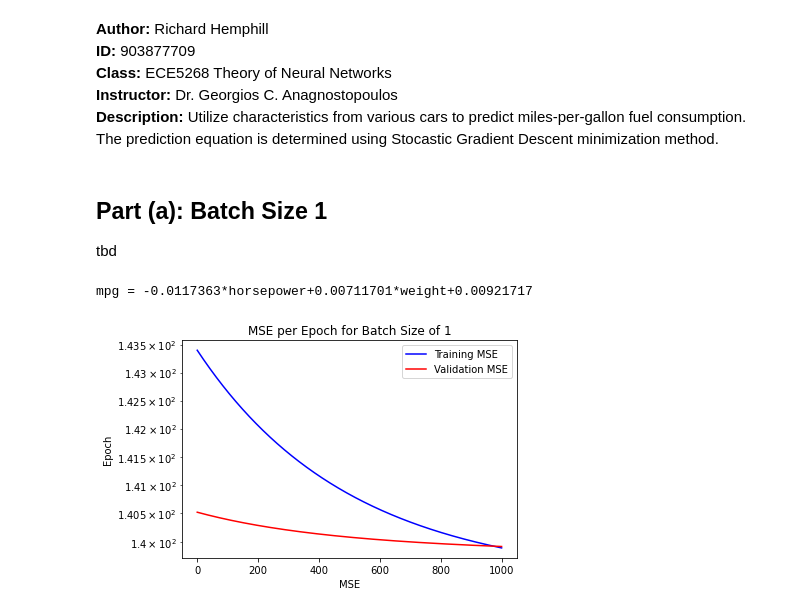
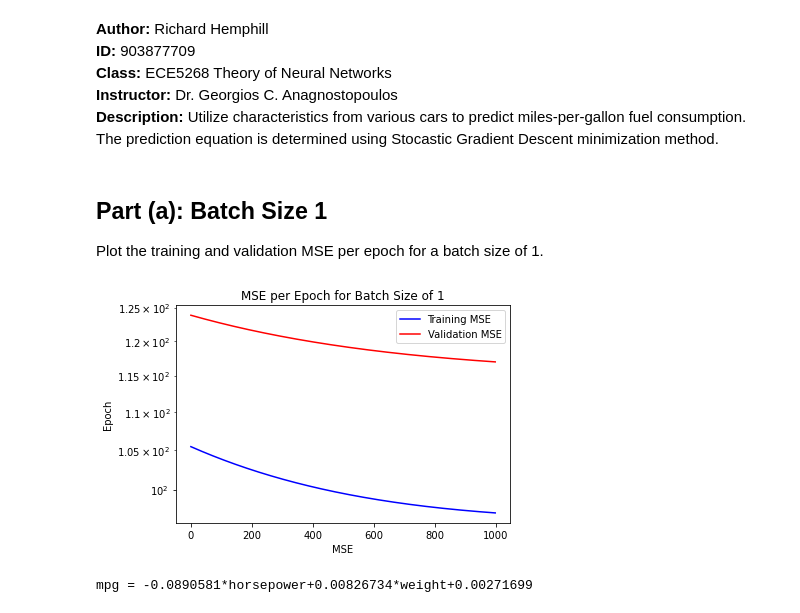
Before and after one commit to richardhemphill/ECE5268_MiniProject, a Jupyter notebook: MP1/src/Hemphill_MP1_P3.ipynb, the cells around one changed output. Drawn from its saved outputs; the diff is of its cells as text; code cells hidden in the pictures.

Commit message:
skeleton for part b

```diff
--- a/MP1/src/Hemphill_MP1_P3.ipynb
+++ b/MP1/src/Hemphill_MP1_P3.ipynb
@@ -90,6 +90,3 @@ csvFile.close()
 trainData = dataSet[:NUMBER_FOR_TRAINING]
 valData = dataSet[NUMBER_FOR_TRAINING+1:NUMBER_FOR_TRAINING+NUMBER_FOR_VALIDATION]
 testData = dataSet[NUMBER_FOR_TRAINING+NUMBER_FOR_VALIDATION+1:]
-# %% [markdown]
-## Part (a): Batch Size 1
-tbd
@@ -98,10 +93,14 @@ PART_A_BATCH_SIZE = 1
+# %%
+ETA_MAX = 1.0E-7
+BETA = 0.5
+# %% [markdown]
+## Part (a): Batch Size 1
+Plot the training and validation MSE per epoch for a batch size of 1.
 # %%
-Wa, trainMse, valMse = StochasticGradientDecent(trainSet=trainData, valSet=valData, outParam=OUTPUT_FEATURE, inParam=INPUT_FEATURES, epochs=1000,batchSize=PART_A_BATCH_SIZE,etaMax=1.0E-7, beta=0.1)
+PART_A_BATCH_SIZE = 1
+Wa, trainMse, valMse = StochasticGradientDecent(trainSet=trainData, valSet=valData, outParam=OUTPUT_FEATURE, inParam=INPUT_FEATURES, epochs=EPOCHS,batchSize=PART_A_BATCH_SIZE,etaMax=ETA_MAX, beta=BETA)
+SgdPlot(trainMse=trainMse,valMse=valMse,batchSize=PART_A_BATCH_SIZE)
+print(PredictionEquation(y=OUTPUT_FEATURE, xs=INPUT_FEATURES, w=Wa))
+# %% [output]
+[figure, added]
+mpg = -0.0890581*horsepower+0.00826734*weight+0.00271699
-# %%
-print(PredictionEquation(y=OUTPUT_FEATURE, xs=INPUT_FEATURES, w=Wa))
-# %% [output]
-mpg = -0.0117363*horsepower+0.00711701*weight+0.00921717
-# %%
-SgdPlot(trainMse=trainMse,valMse=valMse,batchSize=PART_A_BATCH_SIZE)
-# %% [output]
-[figure, removed]
```
Also changed, not shown: parts of 6 cells of this notebook.
